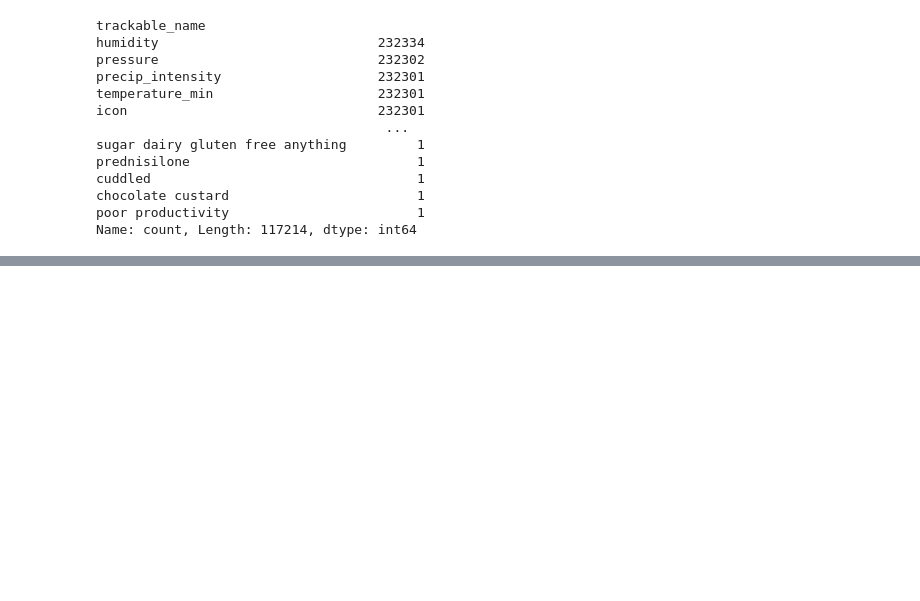
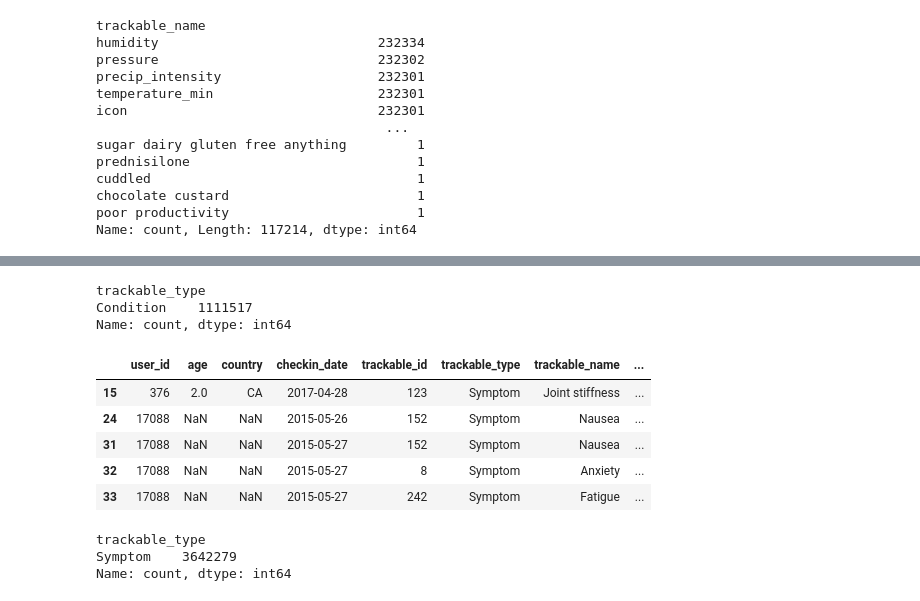
Before and after one commit to joydowns/Data-Science-Final-Project-Chronic-Illness, a Jupyter notebook: Final Project - JD.ipynb, the cells around one changed output, grey strips where cells are left out. Drawn from its saved outputs; the diff is of its cells as text; code cells hidden in the pictures; blank space fills up the shorter version.

```diff
--- a/Final Project - JD.ipynb
+++ b/Final Project - JD.ipynb
@@ -159,0 +197,2 @@ dtype: int64
+# %%
+df_1 = df_sex_dropped[~df['trackable_type'].str.contains('Weather|Tag|HBI|Food')]
@@ -176,0 +251,23 @@ Name: count, dtype: int64
+# %%
+df_1_condition['trackable_type'].value_counts()
+# %% [output]
+trackable_type
+Condition    1111517
+Name: count, dtype: int64
+# %%
+df_1_sypmtoms = df_1[df_1['trackable_type'].isin(['Symptom'])]
+# %%
+df_1_sypmtoms.head()
+# %% [output]
+|  | user_id | age | country | checkin_date | trackable_id | trackable_type | trackable_name | ... |
+| 15 | 376 | 2.0 | CA | 2017-04-28 | 123 | Symptom | Joint stiffness | ... |
+| 24 | 17088 | NaN | NaN | 2015-05-26 | 152 | Symptom | Nausea | ... |
+| 31 | 17088 | NaN | NaN | 2015-05-27 | 152 | Symptom | Nausea | ... |
+| 32 | 17088 | NaN | NaN | 2015-05-27 | 8 | Symptom | Anxiety | ... |
+| 33 | 17088 | NaN | NaN | 2015-05-27 | 242 | Symptom | Fatigue | ... |
+# %%
+df_1_sypmtoms['trackable_type'].value_counts()
+# %% [output]
+trackable_type
+Symptom    3642279
+Name: count, dtype: int64
```
Also changed, not shown: parts of 34 cells of this notebook.
